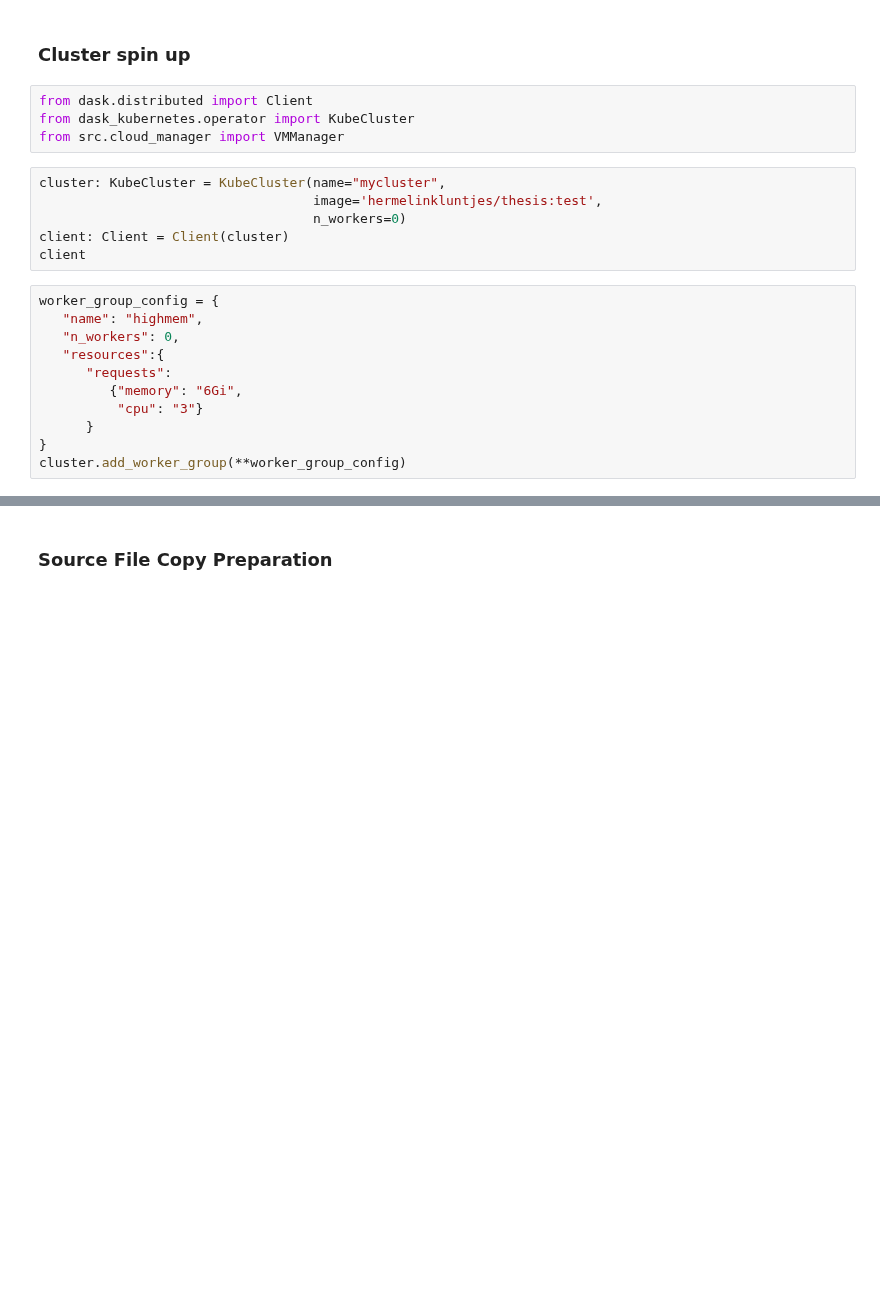
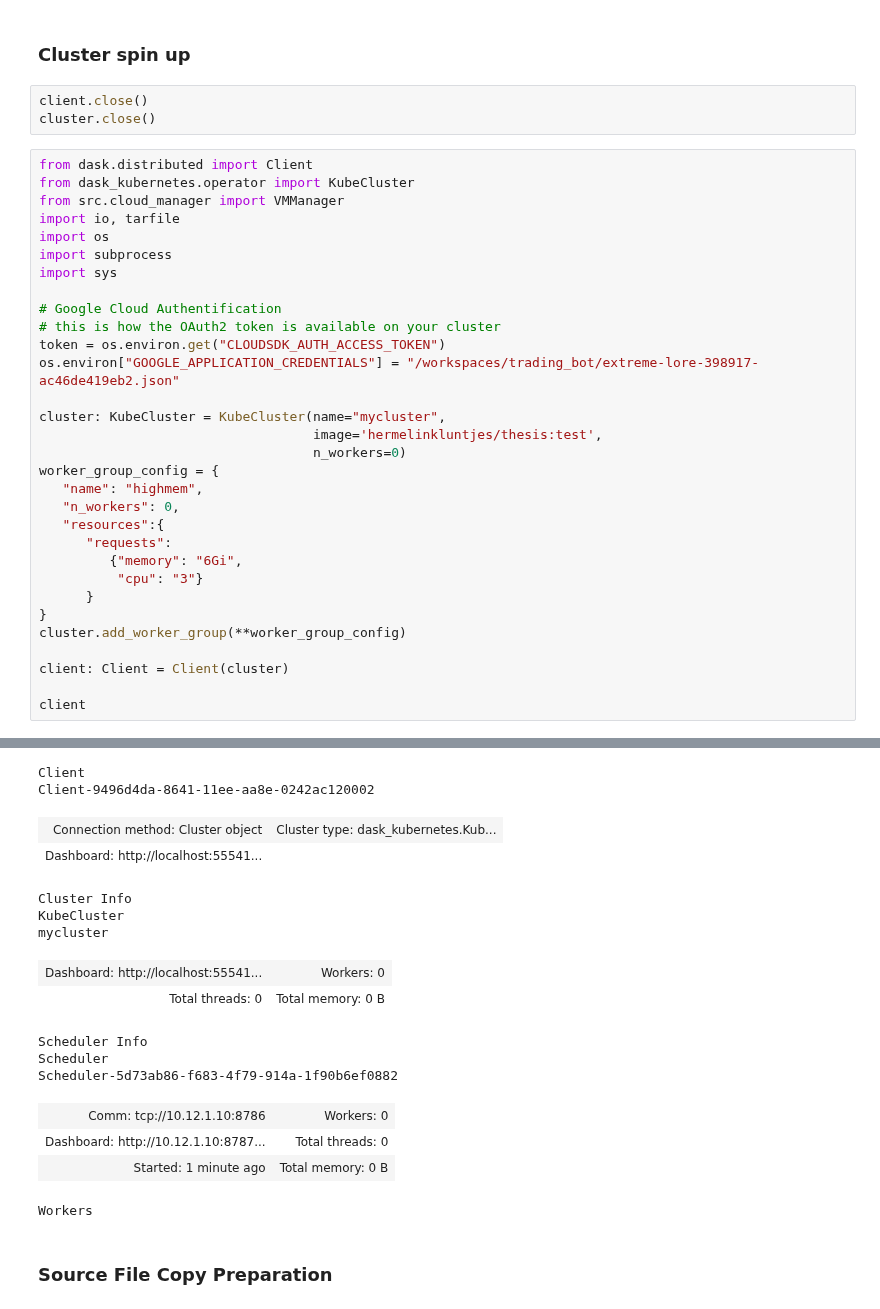
Before and after one commit to adrianbeer/LLM-News-Trading, a Jupyter notebook: src/benzing_news_parser.ipynb, the cells around one changed output, grey strips where cells are left out. Cells and saved outputs as stored; diff of their text form; blank space fills up the shorter version.

```diff
--- a/src/benzing_news_parser.ipynb
+++ b/src/benzing_news_parser.ipynb
@@ -6,24 +6,38 @@ Don't forget to shut down cluster at the end of the day!!!
 ## Setup up
 # %% [markdown]
 ### Cluster spin up
-# %%
-from dask.distributed import Client
-from dask_kubernetes.operator import KubeCluster
-from src.cloud_manager import VMManager
-# %%
-cluster: KubeCluster = KubeCluster(name="mycluster",
-                                   image='hermelinkluntjes/thesis:test',
-                                   n_workers=0)
-client: Client = Client(cluster)
-client
-# %%
-worker_group_config = {
-   "name": "highmem",
-   "n_workers": 0,
-   "resources":{
-      "requests":
-         {"memory": "6Gi",
-          "cpu": "3"}
-      }
-}
-cluster.add_worker_group(**worker_group_config)
+# %%
+client.close()
+cluster.close()
+# %%
+from dask.distributed import Client
+from dask_kubernetes.operator import KubeCluster
+from src.cloud_manager import VMManager
+import io, tarfile
+import os
+import subprocess
+import sys
+
+# Google Cloud Authentification
+# this is how the OAuth2 token is available on your cluster
+token = os.environ.get("CLOUDSDK_AUTH_ACCESS_TOKEN")
+os.environ["GOOGLE_APPLICATION_CREDENTIALS"] = "/workspaces/trading_bot/extreme-lore-398917-ac46de419eb2.json"
+
+cluster: KubeCluster = KubeCluster(name="mycluster",
+                                   image='hermelinkluntjes/thesis:test',
+                                   n_workers=0)
+worker_group_config = {
+   "name": "highmem",
+   "n_workers": 0,
+   "resources":{
+      "requests":
+         {"memory": "6Gi",
+          "cpu": "3"}
+      }
+}
+cluster.add_worker_group(**worker_group_config)
+
+client: Client = Client(cluster)
+
+client
+# %% [output]
@@ -30,2 +62,18 @@ cluster.add_worker_group(**worker_group_config)
+Client
+Client-9496d4da-8641-11ee-aa8e-0242ac120002
+| Connection method: Cluster object | Cluster type: dask_kubernetes.Kub... |
+| Dashboard: http://localhost:55541... |  |
+Cluster Info
+KubeCluster
+mycluster
+| Dashboard: http://localhost:55541... | Workers: 0 |
+| Total threads: 0 | Total memory: 0 B |
+Scheduler Info
+Scheduler
+Scheduler-5d73ab86-f683-4f79-914a-1f90b6ef0882
+| Comm: tcp://10.12.1.10:8786 | Workers: 0 |
+| Dashboard: http://10.12.1.10:8787... | Total threads: 0 |
+| Started: 1 minute ago | Total memory: 0 B |
+Workers
 # %% [markdown]
 ### Source File Copy Preparation
```
Also changed, not shown: parts of 18 cells of this notebook, 1 other file.
